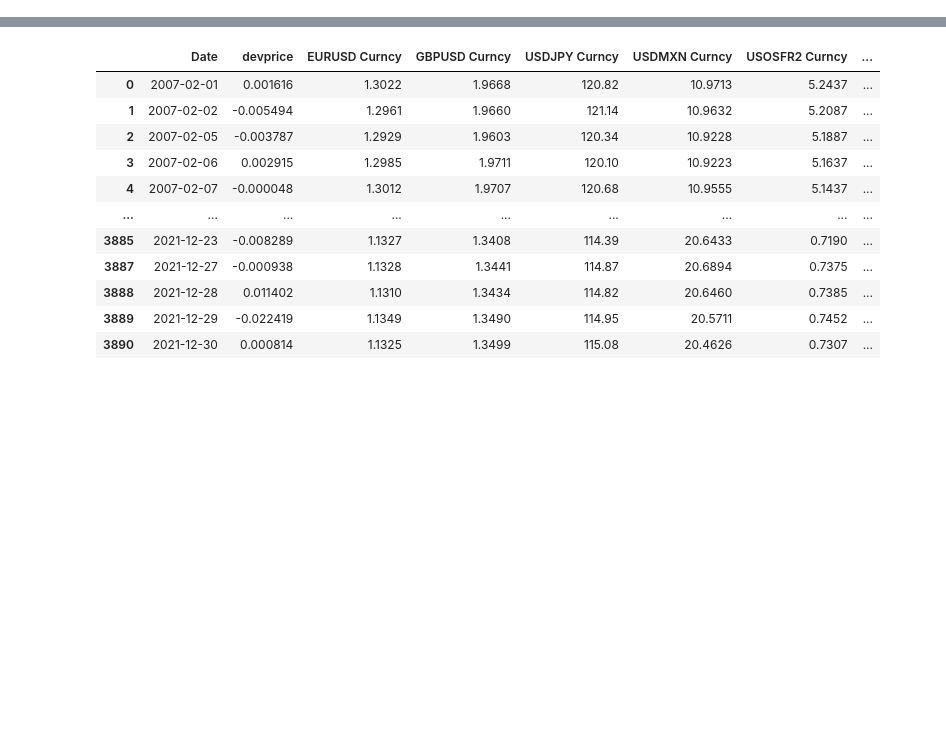
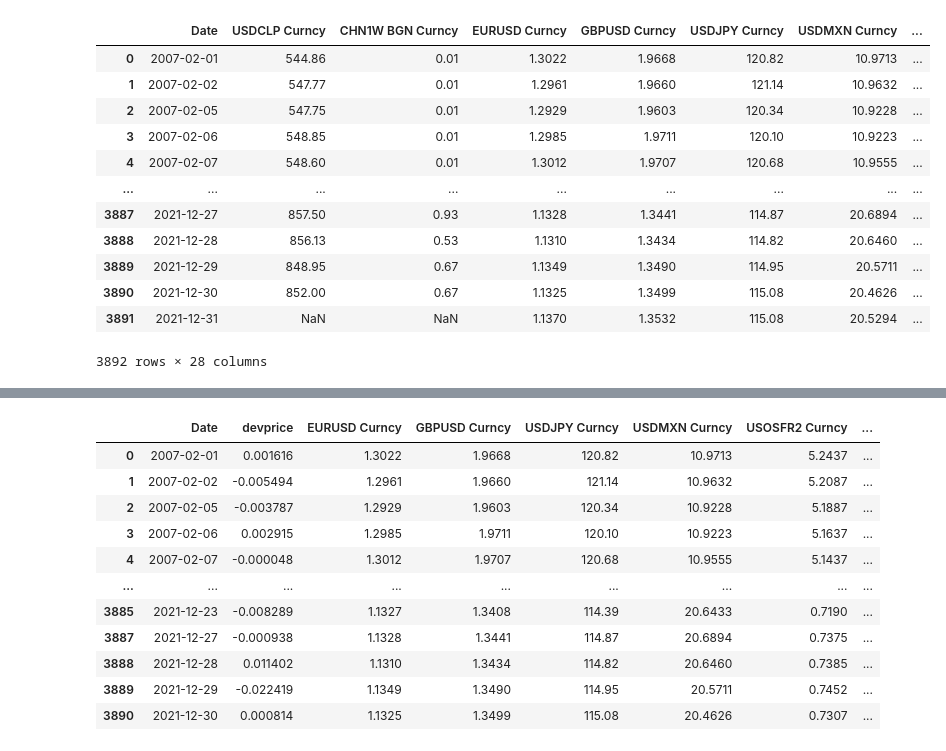
Before and after one commit to tsevaj/diploma, a Jupyter notebook: data_8_clp_final.ipynb, the cells around one changed output, grey strips where cells are left out. Cells and saved outputs as stored; diff of their text form; code cells hidden in the pictures; blank space fills up the shorter version.

```diff
--- a/data_8_clp_final.ipynb
+++ b/data_8_clp_final.ipynb
@@ -22,5 +22,21 @@ drop_data = data.copy()
 # %%
 #удаление пустых строчек
 drop_data = drop_data.dropna(how='all')
+# %%
+drop_data
+# %% [output]
+|  | Date | USDCLP Curncy | CHN1W BGN Curncy | EURUSD Curncy | GBPUSD Curncy | USDJPY Curncy | USDMXN Curncy | ... |
+| 0 | 2007-02-01 | 544.86 | 0.01 | 1.3022 | 1.9668 | 120.82 | 10.9713 | ... |
+| 1 | 2007-02-02 | 547.77 | 0.01 | 1.2961 | 1.9660 | 121.14 | 10.9632 | ... |
+| 2 | 2007-02-05 | 547.75 | 0.01 | 1.2929 | 1.9603 | 120.34 | 10.9228 | ... |
+| 3 | 2007-02-06 | 548.85 | 0.01 | 1.2985 | 1.9711 | 120.10 | 10.9223 | ... |
+| 4 | 2007-02-07 | 548.60 | 0.01 | 1.3012 | 1.9707 | 120.68 | 10.9555 | ... |
+| ... | ... | ... | ... | ... | ... | ... | ... | ... |
+| 3887 | 2021-12-27 | 857.50 | 0.93 | 1.1328 | 1.3441 | 114.87 | 20.6894 | ... |
+| 3888 | 2021-12-28 | 856.13 | 0.53 | 1.1310 | 1.3434 | 114.82 | 20.6460 | ... |
+| 3889 | 2021-12-29 | 848.95 | 0.67 | 1.1349 | 1.3490 | 114.95 | 20.5711 | ... |
+| 3890 | 2021-12-30 | 852.00 | 0.67 | 1.1325 | 1.3499 | 115.08 | 20.4626 | ... |
+| 3891 | 2021-12-31 | NaN | NaN | 1.1370 | 1.3532 | 115.08 | 20.5294 | ... |
+3892 rows × 28 columns
 # %%
 #удаление пропусков спота из-за выходных и праздников
```
Also changed, not shown: parts of 3 cells of this notebook.
